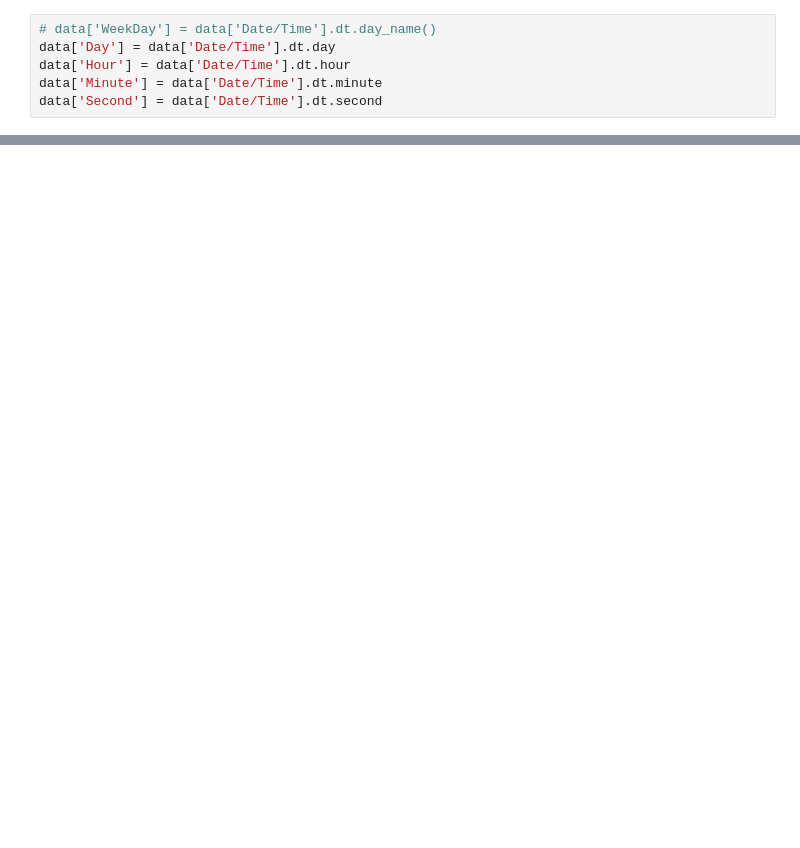
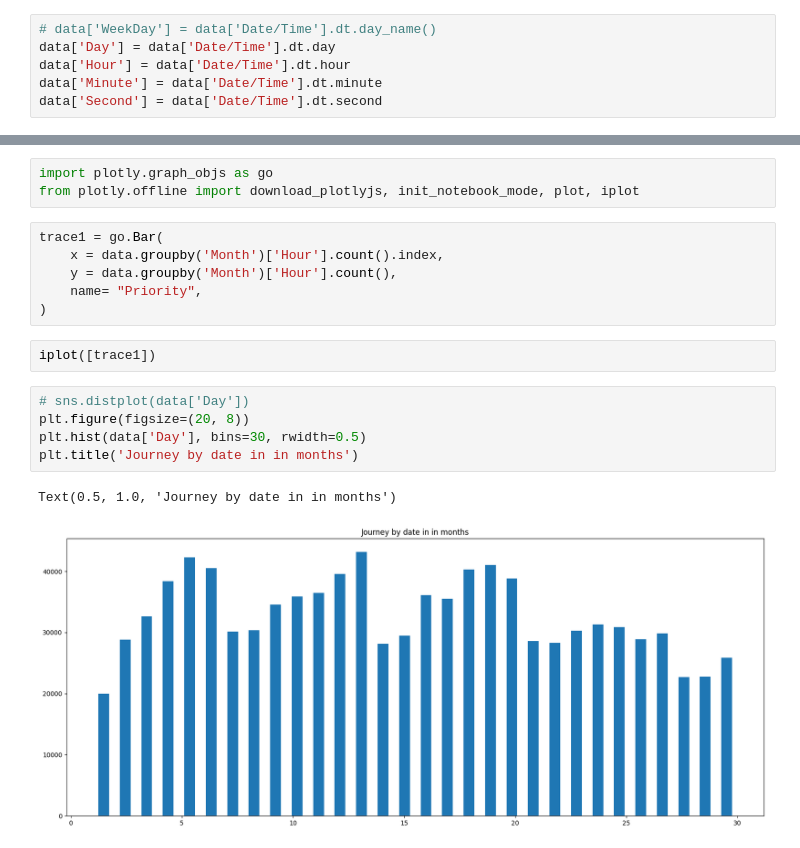
Before and after one commit to Shimul-Zahan/ML-Bootcamp, a Jupyter notebook: Data Analysis Projects/uber_data_analysis.ipynb, the cells around one changed output, grey strips where cells are left out. Drawn from its saved outputs; the diff is of its cells as text; blank space fills up the shorter version.

```diff
--- a/Data Analysis Projects/uber_data_analysis.ipynb
+++ b/Data Analysis Projects/uber_data_analysis.ipynb
@@ -83,0 +145,19 @@ data.head()
+# %%
+import plotly.graph_objs as go
+from plotly.offline import download_plotlyjs, init_notebook_mode, plot, iplot
+# %%
+trace1 = go.Bar(
+    x = data.groupby('Month')['Hour'].count().index,
+    y = data.groupby('Month')['Hour'].count(),
+    name= "Priority",
+)
+# %%
+iplot([trace1])
+# %%
+# sns.distplot(data['Day'])
+plt.figure(figsize=(20, 8))
+plt.hist(data['Day'], bins=30, rwidth=0.5)
+plt.title('Journey by date in in months')
+# %% [output]
+Text(0.5, 1.0, 'Journey by date in in months')
+[figure, added]
```
Also changed, not shown: parts of 11 cells of this notebook.
